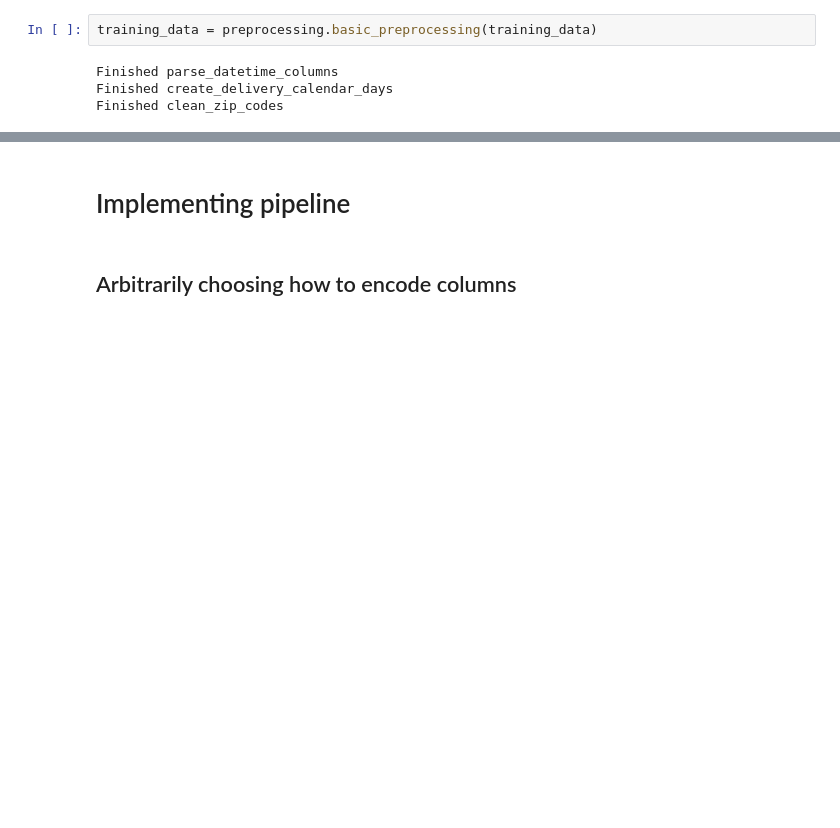
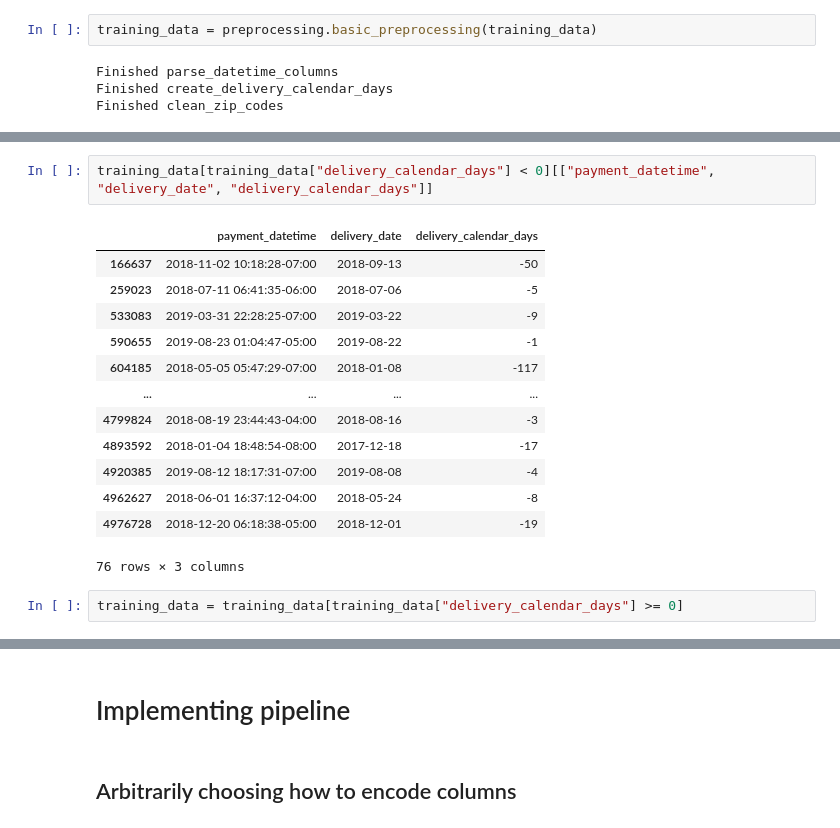
Before and after one commit to Swagget/ebay_delivery_prediction_competition, a Jupyter notebook: notebooks/Swagget's basic pipeline.ipynb, the cells around one changed output, grey strips where cells are left out. Cells and saved outputs as stored; diff of their text form; blank space fills up the shorter version.

```diff
--- a/notebooks/Swagget's basic pipeline.ipynb
+++ b/notebooks/Swagget's basic pipeline.ipynb
@@ -62,4 +62,22 @@ max          214.000000
 Name: delivery_calendar_days, dtype: float64
+# %%
+training_data[training_data["delivery_calendar_days"] < 0][["payment_datetime", "delivery_date", "delivery_calendar_days"]]
+# %% [output]
+|  | payment_datetime | delivery_date | delivery_calendar_days |
+| 166637 | 2018-11-02 10:18:28-07:00 | 2018-09-13 | -50 |
+| 259023 | 2018-07-11 06:41:35-06:00 | 2018-07-06 | -5 |
+| 533083 | 2019-03-31 22:28:25-07:00 | 2019-03-22 | -9 |
+| 590655 | 2019-08-23 01:04:47-05:00 | 2019-08-22 | -1 |
+| 604185 | 2018-05-05 05:47:29-07:00 | 2018-01-08 | -117 |
+| ... | ... | ... | ... |
+| 4799824 | 2018-08-19 23:44:43-04:00 | 2018-08-16 | -3 |
+| 4893592 | 2018-01-04 18:48:54-08:00 | 2017-12-18 | -17 |
+| 4920385 | 2019-08-12 18:17:31-07:00 | 2019-08-08 | -4 |
+| 4962627 | 2018-06-01 16:37:12-04:00 | 2018-05-24 | -8 |
+| 4976728 | 2018-12-20 06:18:38-05:00 | 2018-12-01 | -19 |
+76 rows × 3 columns
+# %%
+training_data = training_data[training_data["delivery_calendar_days"] >= 0]
 # %%
 for col in training_data.columns:
     print(f"{col} : {len(training_data[col].unique())}")
```
Also changed, not shown: parts of 14 cells of this notebook.
